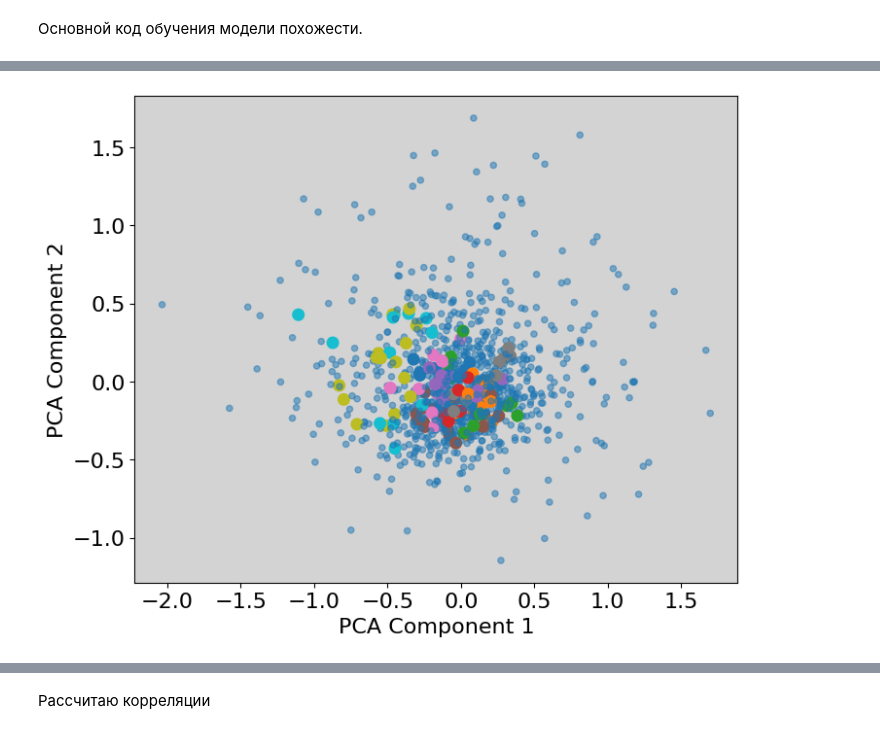
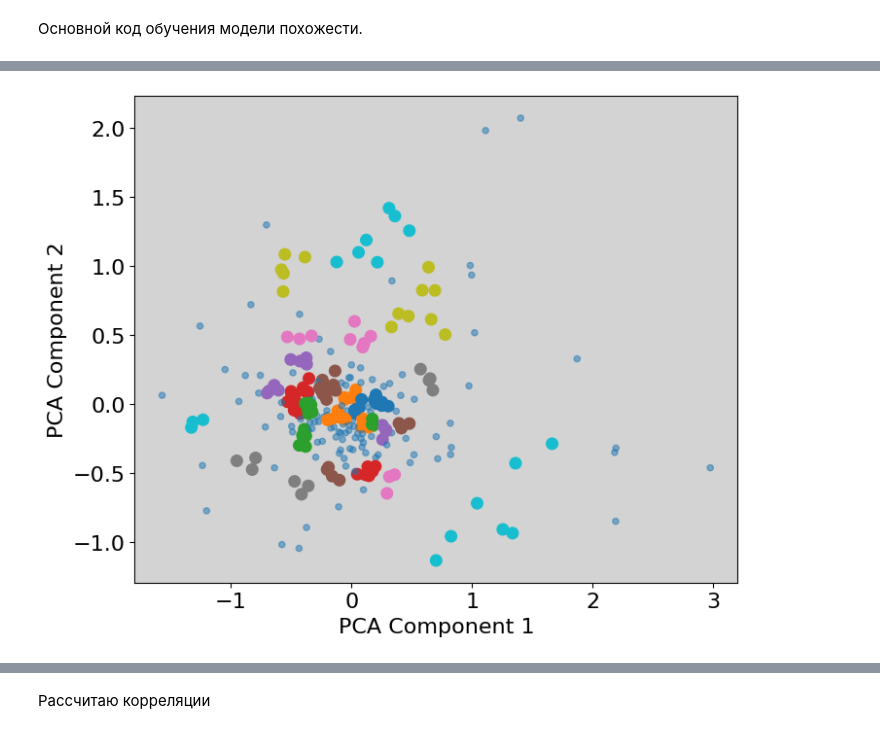
Before and after one commit to intsystems/predicator-function-for-neural-networks, a Jupyter notebook: code/gcn-training.ipynb, the cells around one changed output, grey strips where cells are left out. Saved outputs shown, nothing was run; the diff lists cells and outputs as text; code cells hidden in the pictures.

```diff
--- a/code/gcn-training.ipynb
+++ b/code/gcn-training.ipynb
@@ -286,7 +276,7 @@ def get_diversity_matrix(models_dict, num_samples=2000):
 
     return diversity_matrix
 # %%
-diversity_matrix = get_diversity_matrix_naive(models_dict)
+diversity_matrix = get_diversity_matrix_js(models_dict)
 # %%
 diversities = []
 
@@ -428,9 +419,9 @@ Index: 0650, Accuracy: 0.850, Embedding: 0.841
 input_dim = graphs_dataset[0][1].shape[1]
 hidden_dim = 256  # Размерность скрытого слоя
 output_dim = 16
-num_epochs = 20
+num_epochs = 30
 
-model = GCN(input_dim, output_dim, dropout=0.1)
+model = GCN(input_dim, output_dim, dropout=0)
 optimizer = torch.optim.AdamW(model.parameters(), lr=1e-3)
 criterion = lambda anchor, positive, negative: triplet_loss(anchor, positive, negative, margin=1)
 # %% [markdown]
@@ -453,5 +444,5 @@ Epoch 20, Train Loss: 0.3529, Valid Loss: 0.3453, LR: 0.000063
 # %%
-def visualize_clusters(model, train_dataset, device="cpu", min_samples=3, xi=0.025, min_cluster_size=3):
+def visualize_clusters(model, dataset, device="cpu", min_samples=3, xi=0.025, min_cluster_size=3):
   """
   Визуализирует кластеры, используя PCA для уменьшения размерности и OPTICS для кластеризации.
 
@@ -464,7 +455,7 @@ def visualize_clusters(model, train_dataset, device="cpu", min_samples=3, xi=0.0
     min_cluster_size: Минимальный размер кластера в OPTICS.
   """
   # Извлечение эмбеддингов
-  embeddings, indices = extract_embeddings(model, train_dataset, device=device)
+  embeddings, indices = extract_embeddings(model, dataset, device=device)
 
   # Преобразование эмбеддингов в 2D с помощью PCA
   pca = PCA(n_components=2)
@@ -503,14 +494,14 @@ def visualize_clusters(model, train_dataset, device="cpu", min_samples=3, xi=0.0
 # %%
 clusters = visualize_clusters(
     model,
-    train_dataset,
+    valid_dataset,
     device=device,
     min_samples=3,
     xi=0.025,
     min_cluster_size=3
 )
 # %% [output]
-[figure, old version]
+[figure, new version]
 # %%
 torch.save(model.state_dict(), "model_diversity_weights.pth")
 torch.save(model_accuracy.state_dict(), "model_accuracy_weights.pth")
```
Also changed, not shown: parts of 20 cells of this notebook, 10 other files.
